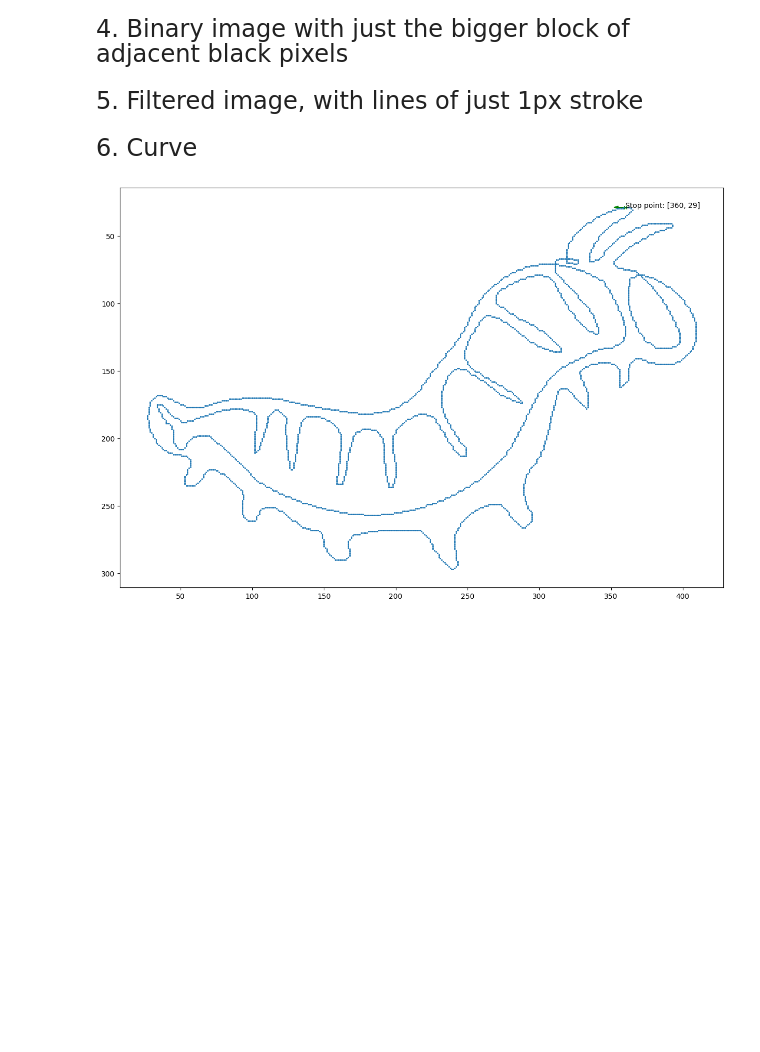
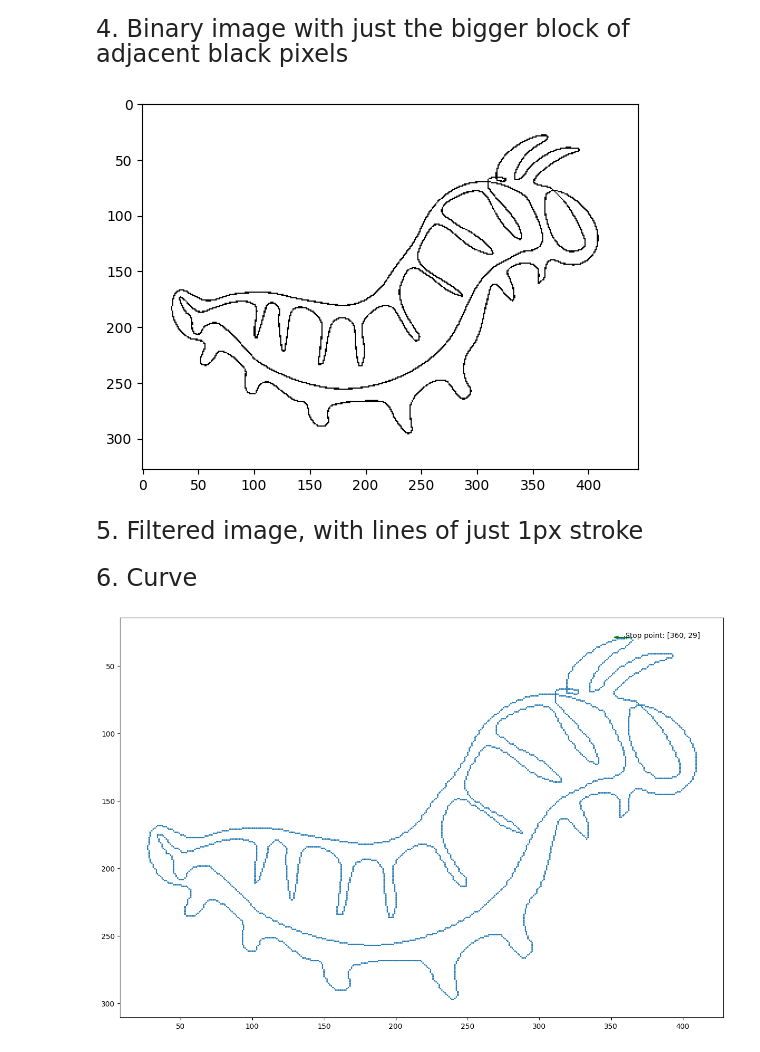
Before and after one commit to steurendo/FourierCoefficientsGenerator, a Jupyter notebook: img_to_fourier.ipynb, the cells around one changed output. Drawn from its saved outputs; the diff is of its cells as text; code cells hidden in the pictures; blank space fills up the shorter version.

Commit message:
Adjusted venv, added binary image denoiser, minor adjustments.

```diff
--- a/img_to_fourier.ipynb
+++ b/img_to_fourier.ipynb
@@ -67,6 +67,45 @@ plt.show()
 # %% [markdown]
 <font size=5>4. Binary image with just the bigger block of adjacent black pixels</font>
 # %%
-# TODO
+def find_cluster(map, pos, cluster):
+    cluster.append(pos)
+    map[pos[0], pos[1]] = 255
+    for r in range(pos[0] - 1, pos[0] + 2):
+        for c in range(pos[1] - 1, pos[1] + 2):
+            if map[r, c] == 0:
+                find_cluster(map, [r, c], cluster)
+
+
+def denoise_image(img):
+    img = img.copy()
+    mask = img[:, :, 0].copy()
+    clusters = []
+    while True:
+        zeros = np.argwhere(mask == 0)
+        if len(zeros) == 0:
+            break
+        start = [zeros[0, 0], zeros[0, 1]]
+        cluster = []
+        find_cluster(mask, start, cluster)
+        clusters.append(cluster)
+    best = -1
+    best_score = 0
+    for i in range(len(clusters)):
+        if len(clusters[i]) > best_score:
+            best = i
+            best_score = len(clusters[i])
+    for i in range(len(clusters)):
+        if i != best:
+            for elem in clusters[i]:
+                img[elem[0], elem[1], :3] = 255
+    return img
+# %%
+image_denoised = denoise_image(image_binary)
+# %%
+plt.figure()
+plt.imshow(image_denoised)
+plt.show()
+# %% [output]
+[figure, added]
 # %% [markdown]
 <font size=5>5. Filtered image, with lines of just 1px stroke</font>
```
Also changed, not shown: parts of 5 cells of this notebook, 1 other file.
